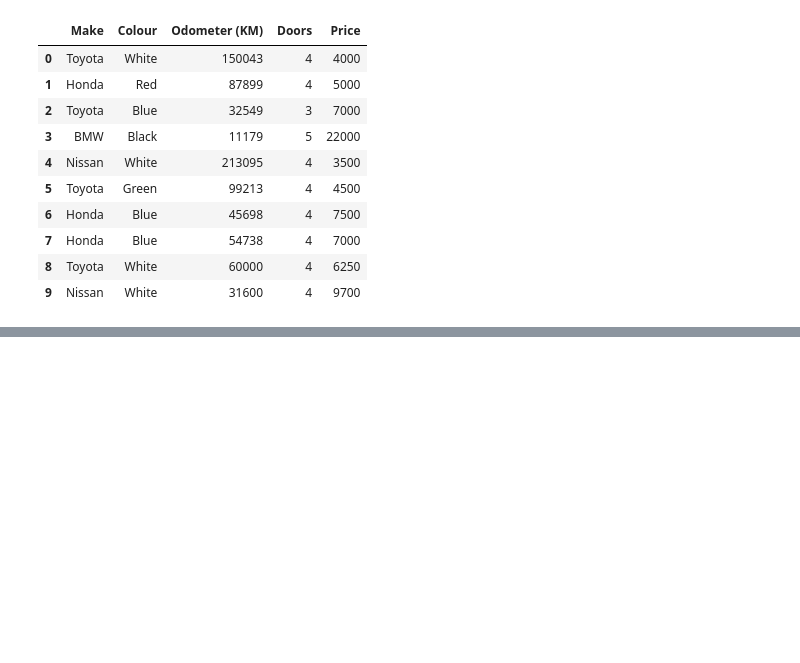
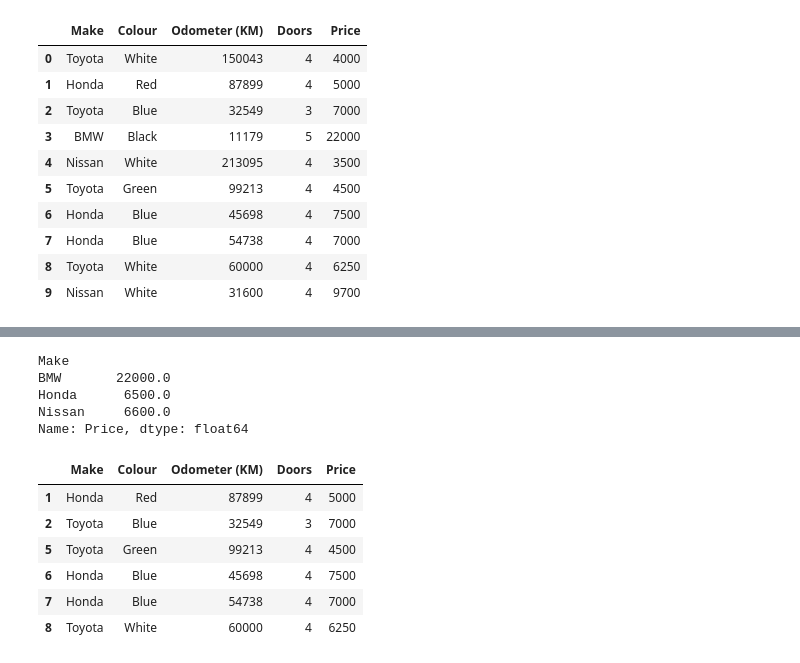
Before and after one commit to kamariban/machine-learning, a Jupyter notebook: pandas-exercises.ipynb, the cells around one changed output, grey strips where cells are left out. Saved outputs shown, nothing was run; the diff lists cells and outputs as text; code cells hidden in the pictures; blank space fills up the shorter version.

```diff
--- a/pandas-exercises.ipynb
+++ b/pandas-exercises.ipynb
@@ -399,0 +427,26 @@ sort_select[["Make","Price"]]
+# %%
+ex_2 = car_df.groupby("Make")["Price"].mean(numeric_only=True).loc[lambda x: x>6000]
+
+ex_2
+# %% [output]
+Make
+BMW       22000.0
+Honda      6500.0
+Nissan     6600.0
+Name: Price, dtype: float64
+# %%
+all_average = int(car_df["Price"].mean(numeric_only=True))
+under_100 = car_df["Odometer (KM)"]<100000
+
+ex_3= car_df[
+    (under_100 ) & (car_df["Price"]<all_average )
+]
+ex_3
+# %% [output]
+|  | Make | Colour | Odometer (KM) | Doors | Price |
+| 1 | Honda | Red | 87899 | 4 | 5000 |
+| 2 | Toyota | Blue | 32549 | 3 | 7000 |
+| 5 | Toyota | Green | 99213 | 4 | 4500 |
+| 6 | Honda | Blue | 45698 | 4 | 7500 |
+| 7 | Honda | Blue | 54738 | 4 | 7000 |
+| 8 | Toyota | White | 60000 | 4 | 6250 |
```
Also changed, not shown: parts of 6 cells of this notebook.
